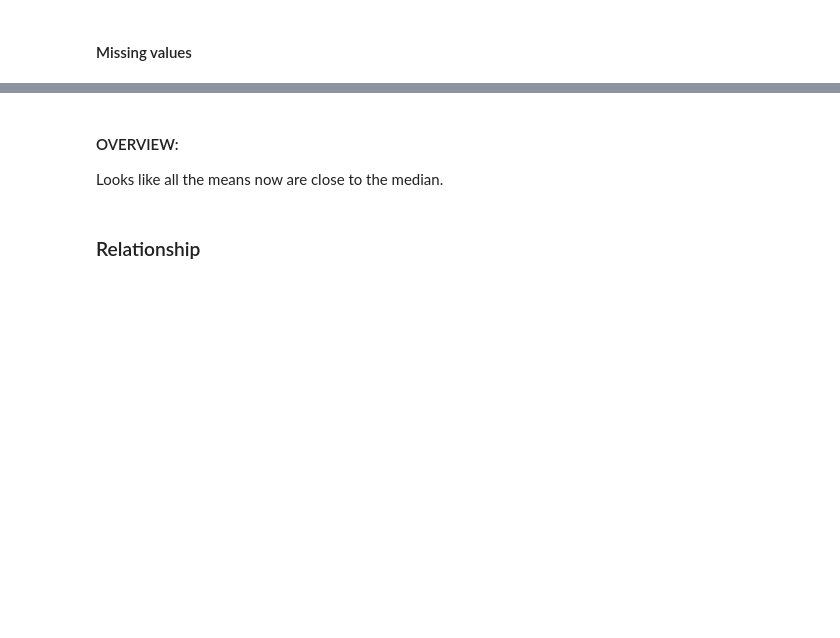
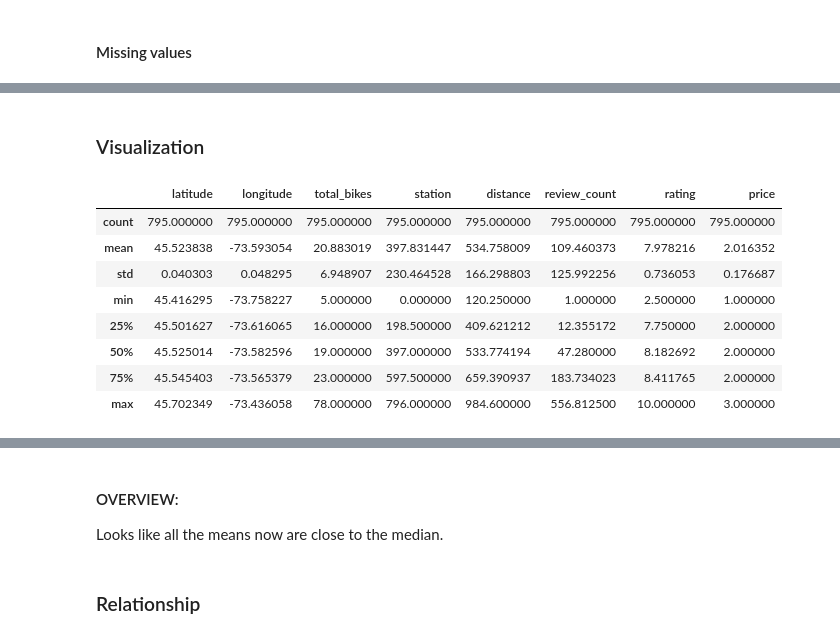
Before and after one commit to Christian-Leclerc/Python-Project-1, a Jupyter notebook: notebooks/joining_data.ipynb, the cells around one changed output, grey strips where cells are left out. Cells and saved outputs as stored; diff of their text form; code cells hidden in the pictures; blank space fills up the shorter version.

```diff
--- a/notebooks/joining_data.ipynb
+++ b/notebooks/joining_data.ipynb
@@ -350,0 +366,14 @@ plt.tight_layout()
+# %% [markdown]
+### Visualization
+# %%
+merged_yelp.describe()
+# %% [output]
+|  | latitude | longitude | total_bikes | station | distance | review_count | rating | price |
+| count | 795.000000 | 795.000000 | 795.000000 | 795.000000 | 795.000000 | 795.000000 | 795.000000 | 795.000000 |
+| mean | 45.523838 | -73.593054 | 20.883019 | 397.831447 | 534.758009 | 109.460373 | 7.978216 | 2.016352 |
+| std | 0.040303 | 0.048295 | 6.948907 | 230.464528 | 166.298803 | 125.992256 | 0.736053 | 0.176687 |
+| min | 45.416295 | -73.758227 | 5.000000 | 0.000000 | 120.250000 | 1.000000 | 2.500000 | 1.000000 |
+| 25% | 45.501627 | -73.616065 | 16.000000 | 198.500000 | 409.621212 | 12.355172 | 7.750000 | 2.000000 |
+| 50% | 45.525014 | -73.582596 | 19.000000 | 397.000000 | 533.774194 | 47.280000 | 8.182692 | 2.000000 |
+| 75% | 45.545403 | -73.565379 | 23.000000 | 597.500000 | 659.390937 | 183.734023 | 8.411765 | 2.000000 |
+| max | 45.702349 | -73.436058 | 78.000000 | 796.000000 | 984.600000 | 556.812500 | 10.000000 | 3.000000 |
```
Also changed, not shown: parts of 55 cells of this notebook, 4 other files.
